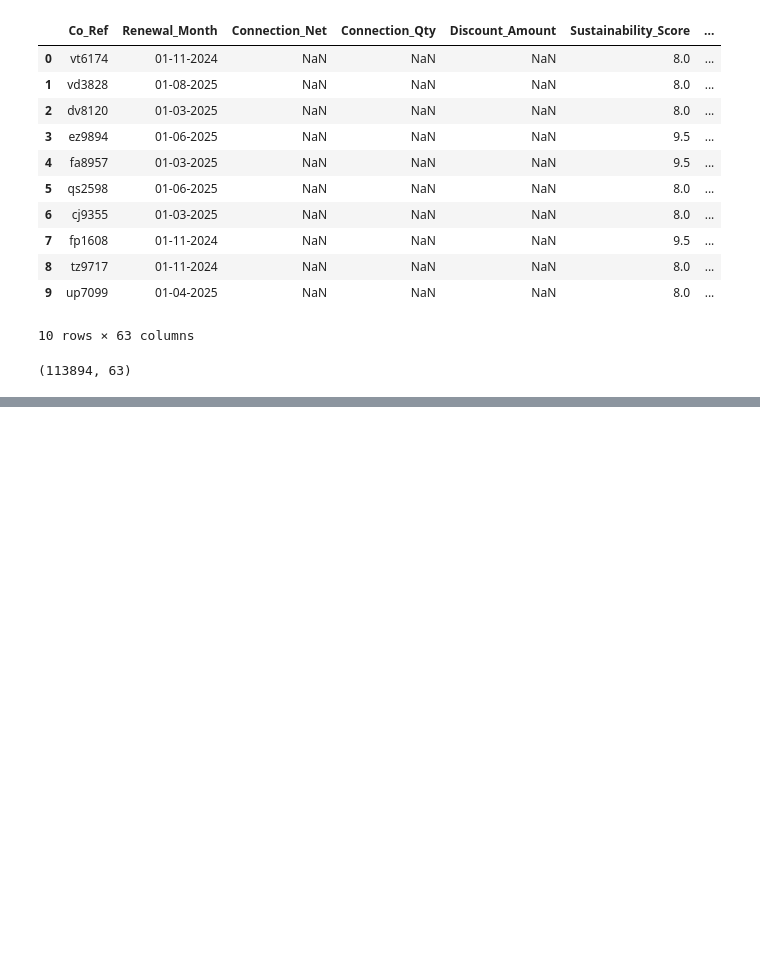
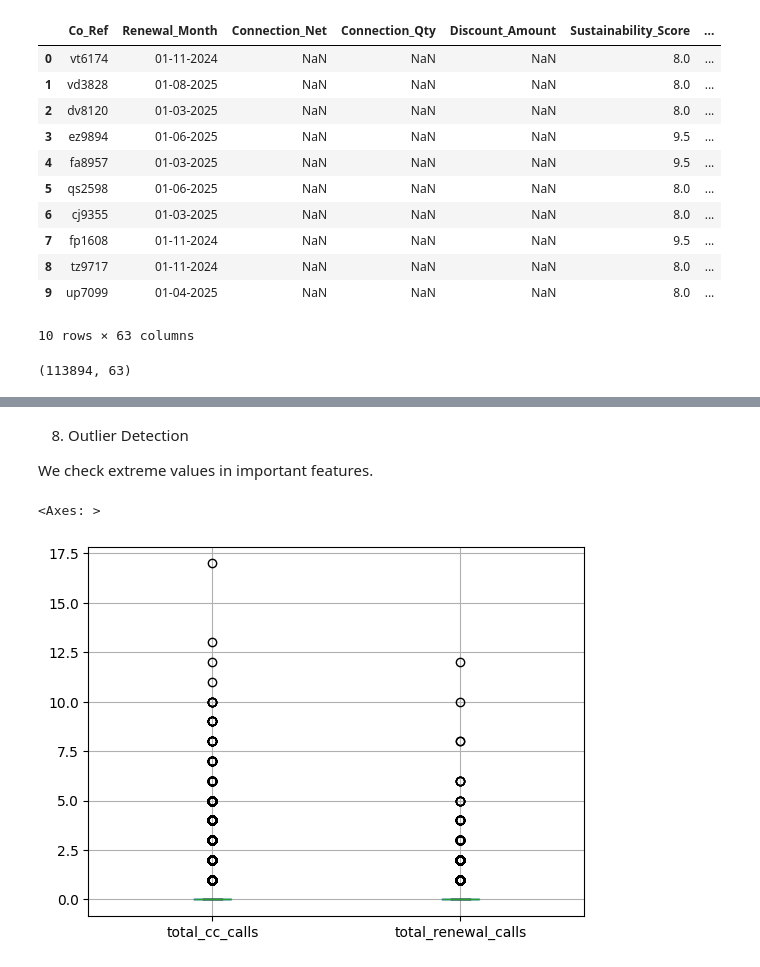
Before and after one commit to nehasuresh2204-lang/ds_mini-project, a Jupyter notebook: 01A_data_preparation_eda.ipynb, the cells around one changed output, grey strips where cells are left out. Drawn from its saved outputs; the diff is of its cells as text; code cells hidden in the pictures; blank space fills up the shorter version.

```diff
--- a/01A_data_preparation_eda.ipynb
+++ b/01A_data_preparation_eda.ipynb
@@ -593,0 +1060,9 @@ df.to_csv("model_dataset_option_A.csv", index=False)
+# %% [markdown]
+8. Outlier Detection
+
+We check extreme values in important features.
+# %%
+df[['total_cc_calls', 'total_renewal_calls']].boxplot()
+# %% [output]
+<Axes: >
+[figure, added]
```
Also changed, not shown: parts of 65 cells of this notebook, 1 other file.
